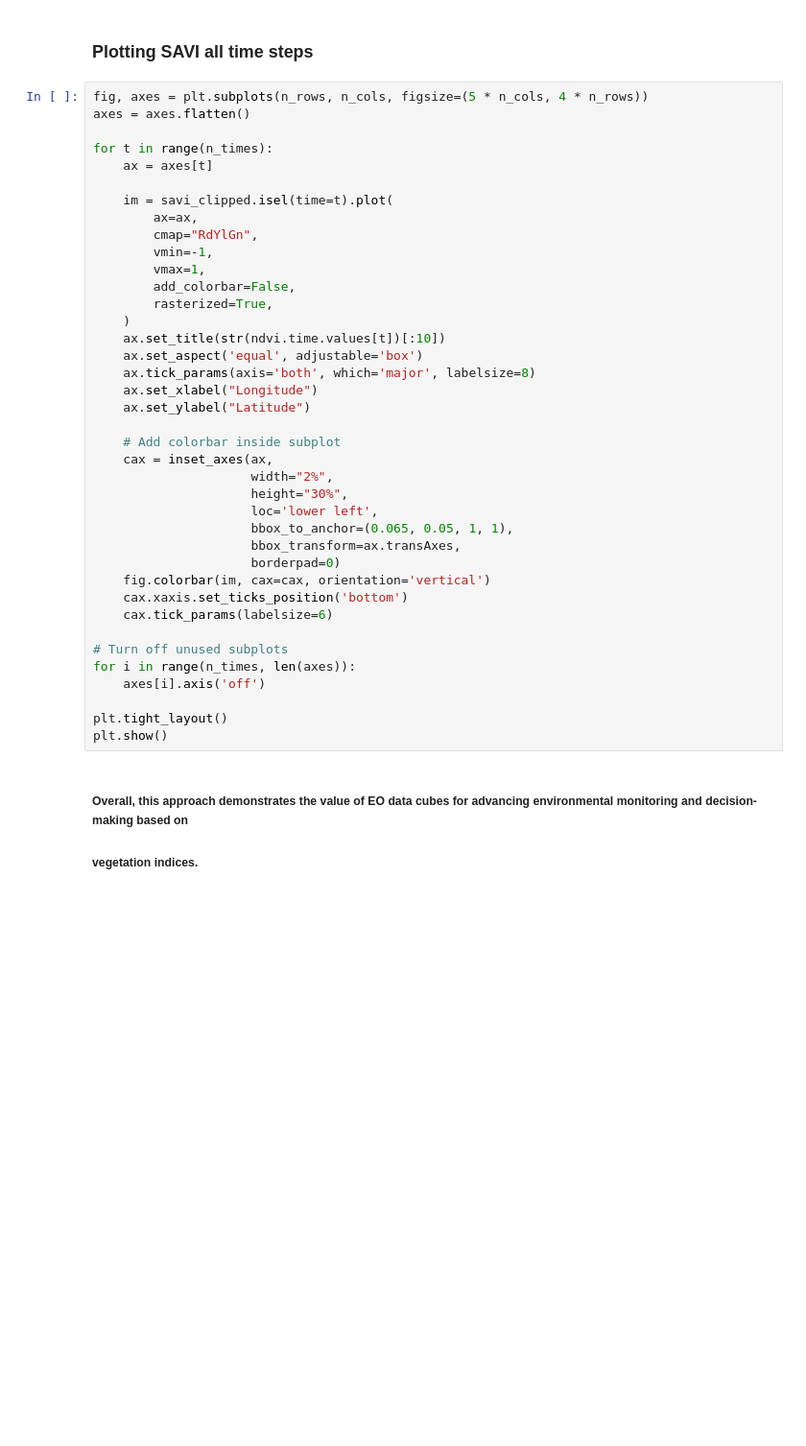
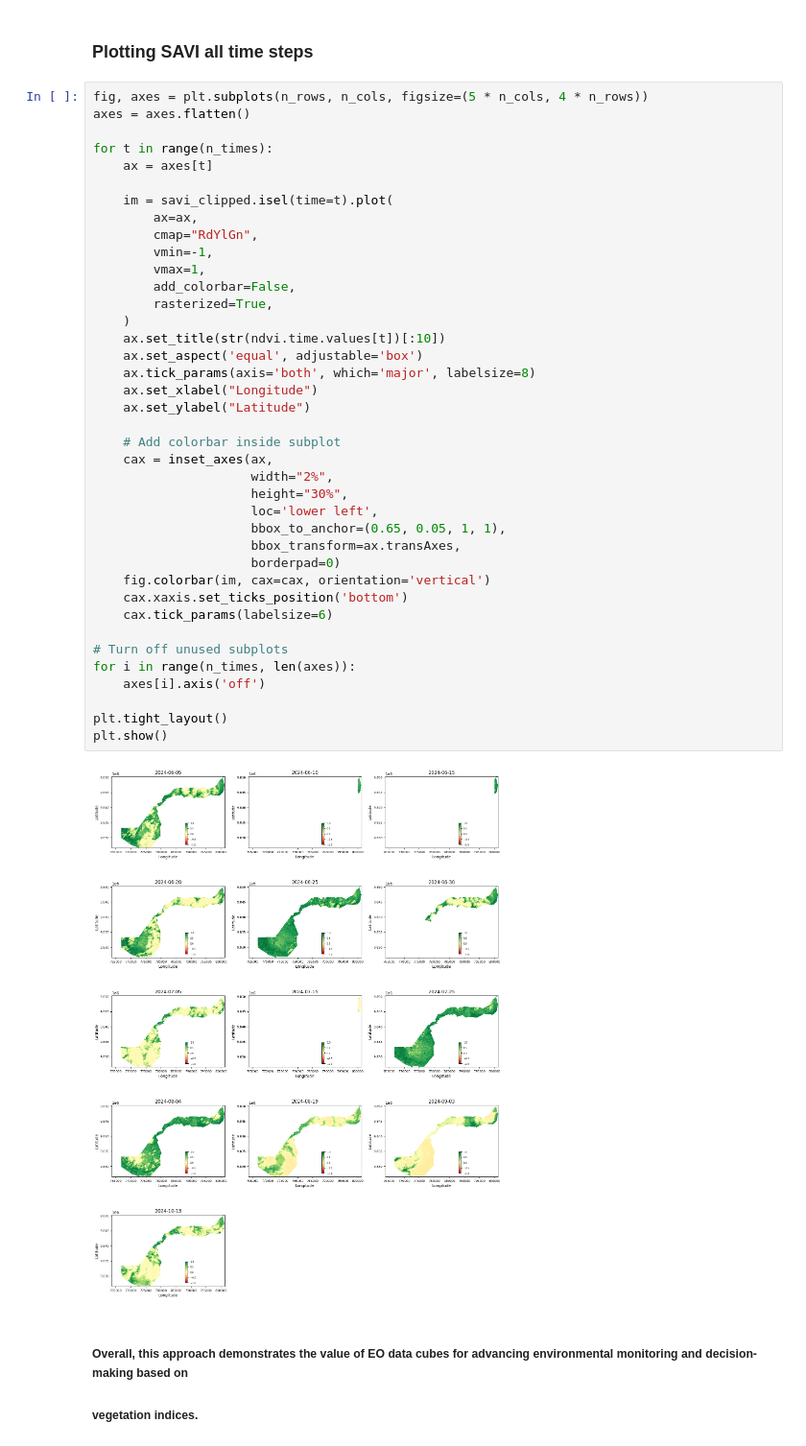
Before and after one commit to 2023Jado/eo_data_collection, a Jupyter notebook: example-usage/use_case_rwanda_eo_data_cube.ipynb, the cells around one changed output. Shown at 96% size. Saved outputs shown, nothing was run; the diff lists cells and outputs as text; blank space fills up the shorter version.

```diff
--- a/example-usage/use_case_rwanda_eo_data_cube.ipynb
+++ b/example-usage/use_case_rwanda_eo_data_cube.ipynb
@@ -253,34 +255,36 @@ for t in range(n_times):
         ax=ax,
         cmap="RdYlGn",
         vmin=-1,
         vmax=1,
         add_colorbar=False,
         rasterized=True,
     )
     ax.set_title(str(ndvi.time.values[t])[:10])
     ax.set_aspect('equal', adjustable='box')
     ax.tick_params(axis='both', which='major', labelsize=8)
     ax.set_xlabel("Longitude")
     ax.set_ylabel("Latitude")
 
     # Add colorbar inside subplot
     cax = inset_axes(ax,
                      width="2%",
                      height="30%",
                      loc='lower left',
-                     bbox_to_anchor=(0.065, 0.05, 1, 1),
+                     bbox_to_anchor=(0.65, 0.05, 1, 1),
                      bbox_transform=ax.transAxes,
                      borderpad=0)
     fig.colorbar(im, cax=cax, orientation='vertical')
     cax.xaxis.set_ticks_position('bottom')
     cax.tick_params(labelsize=6)
 
 # Turn off unused subplots
 for i in range(n_times, len(axes)):
     axes[i].axis('off')
 
 plt.tight_layout()
 plt.show()
+# %% [output]
+[figure, added]
 # %% [markdown]
 ##### Overall, this approach demonstrates the value of EO data cubes for advancing environmental monitoring and decision-making based on
 ##### vegetation indices.
```
Also changed, not shown: parts of 3 cells of this notebook.
